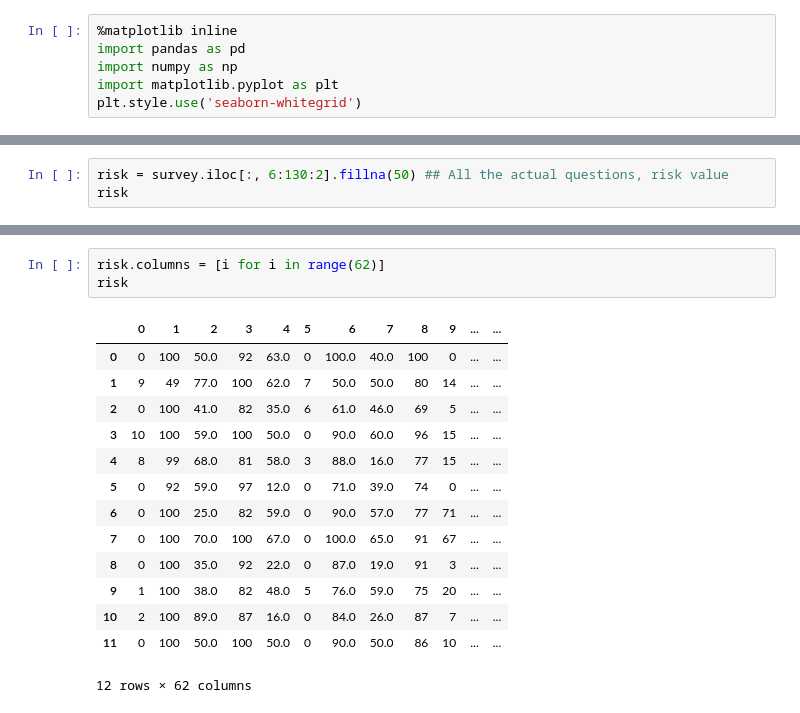
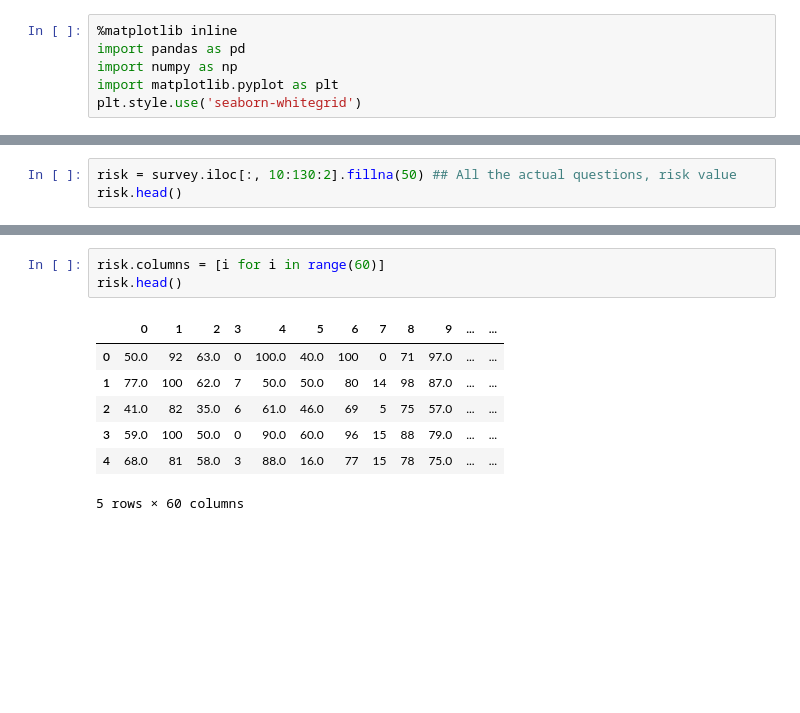
Before and after one commit to peterjmartinson/heart-survey, a Jupyter notebook: Survey.ipynb, the cells around one changed output, grey strips where cells are left out. Saved outputs shown, nothing was run; the diff lists cells and outputs as text; blank space fills up the shorter version.

```diff
--- a/Survey.ipynb
+++ b/Survey.ipynb
@@ -26,4 +19,4 @@ survey
 # %%
-risk = survey.iloc[:, 6:130:2].fillna(50) ## All the actual questions, risk value
-risk
+risk = survey.iloc[:, 10:130:2].fillna(50) ## All the actual questions, risk value
+risk.head()
 # %% [output]
@@ -44,19 +30,12 @@ risk
 # %%
-risk.columns = [i for i in range(62)]
-risk
+risk.columns = [i for i in range(60)]
+risk.head()
 # %% [output]
 |  | 0 | 1 | 2 | 3 | 4 | 5 | 6 | 7 | 8 | 9 | ... | ... |
-| 0 | 0 | 100 | 50.0 | 92 | 63.0 | 0 | 100.0 | 40.0 | 100 | 0 | ... | ... |
-| 1 | 9 | 49 | 77.0 | 100 | 62.0 | 7 | 50.0 | 50.0 | 80 | 14 | ... | ... |
-| 2 | 0 | 100 | 41.0 | 82 | 35.0 | 6 | 61.0 | 46.0 | 69 | 5 | ... | ... |
-| 3 | 10 | 100 | 59.0 | 100 | 50.0 | 0 | 90.0 | 60.0 | 96 | 15 | ... | ... |
-| 4 | 8 | 99 | 68.0 | 81 | 58.0 | 3 | 88.0 | 16.0 | 77 | 15 | ... | ... |
-| 5 | 0 | 92 | 59.0 | 97 | 12.0 | 0 | 71.0 | 39.0 | 74 | 0 | ... | ... |
-| 6 | 0 | 100 | 25.0 | 82 | 59.0 | 0 | 90.0 | 57.0 | 77 | 71 | ... | ... |
-| 7 | 0 | 100 | 70.0 | 100 | 67.0 | 0 | 100.0 | 65.0 | 91 | 67 | ... | ... |
-| 8 | 0 | 100 | 35.0 | 92 | 22.0 | 0 | 87.0 | 19.0 | 91 | 3 | ... | ... |
-| 9 | 1 | 100 | 38.0 | 82 | 48.0 | 5 | 76.0 | 59.0 | 75 | 20 | ... | ... |
-| 10 | 2 | 100 | 89.0 | 87 | 16.0 | 0 | 84.0 | 26.0 | 87 | 7 | ... | ... |
-| 11 | 0 | 100 | 50.0 | 100 | 50.0 | 0 | 90.0 | 50.0 | 86 | 10 | ... | ... |
+| 0 | 50.0 | 92 | 63.0 | 0 | 100.0 | 40.0 | 100 | 0 | 71 | 97.0 | ... | ... |
+| 1 | 77.0 | 100 | 62.0 | 7 | 50.0 | 50.0 | 80 | 14 | 98 | 87.0 | ... | ... |
+| 2 | 41.0 | 82 | 35.0 | 6 | 61.0 | 46.0 | 69 | 5 | 75 | 57.0 | ... | ... |
+| 3 | 59.0 | 100 | 50.0 | 0 | 90.0 | 60.0 | 96 | 15 | 88 | 79.0 | ... | ... |
+| 4 | 68.0 | 81 | 58.0 | 3 | 88.0 | 16.0 | 77 | 15 | 78 | 75.0 | ... | ... |
-12 rows × 62 columns
+5 rows × 60 columns
 # %%
```
Also changed, not shown: parts of 8 cells of this notebook, 1 other file.
